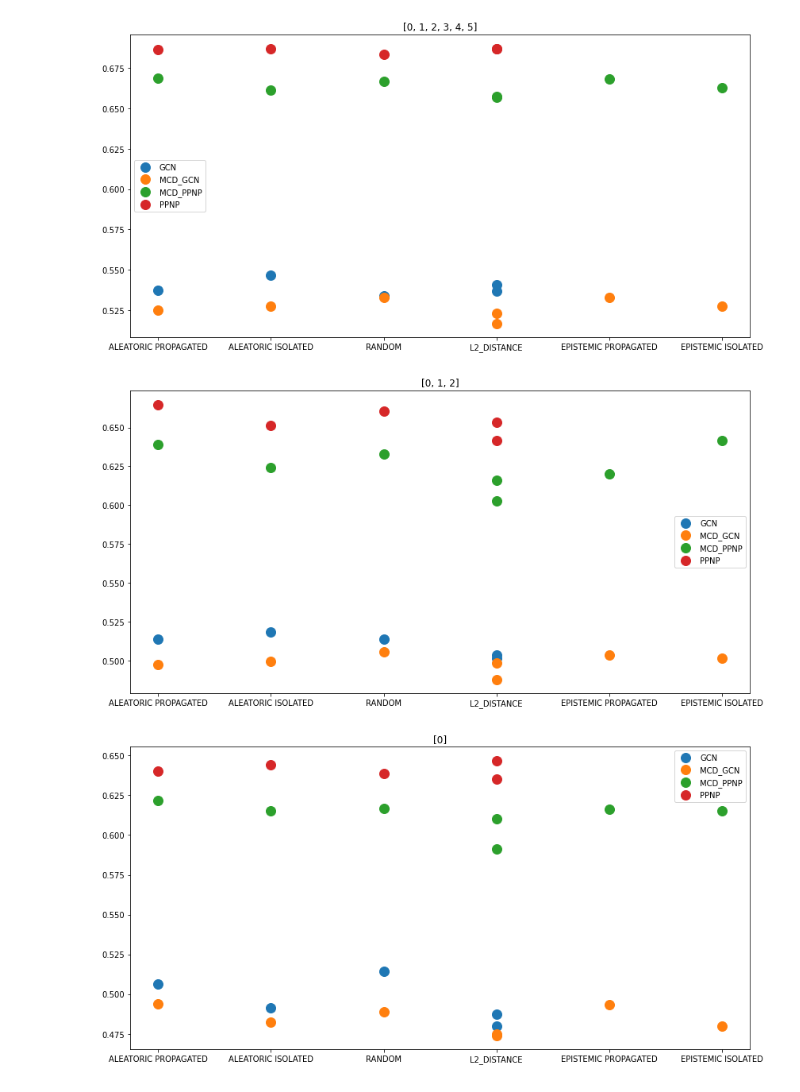
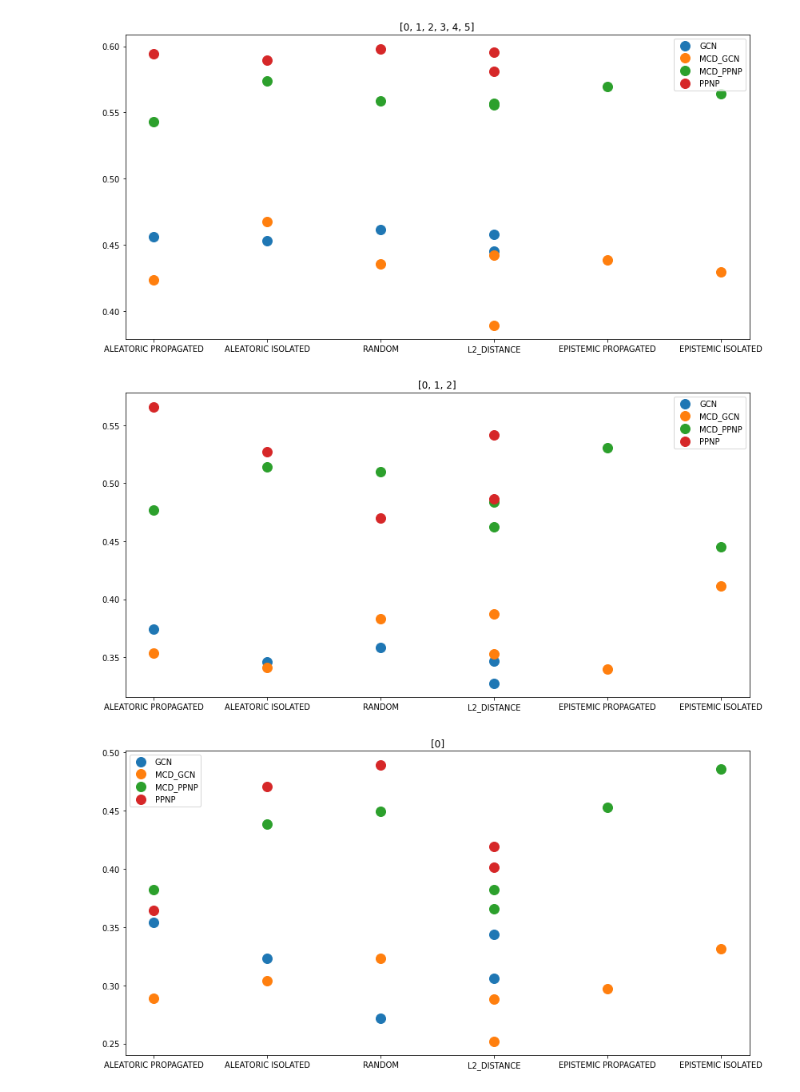
Before and after one commit to antoniooroz/guided-research, a Jupyter notebook: visualizations/active_learning.ipynb, the cells around one changed output. Cells and saved outputs as stored; diff of their text form; code cells hidden in the pictures.

Commit message:
active_learning seml

```diff
--- a/visualizations/active_learning.ipynb
+++ b/visualizations/active_learning.ipynb
@@ -12,7 +12,7 @@ def afterPoint(str):
 
 
 
-tag = "active_learning_7_hard_v1_30"
+tag = "active_learning_7_h2_v1_30"
 starting_classes = [
         [[0]],
         [[0, 1, 2]],
@@ -68,3 +69,3 @@ for key, runs in runs_per_starting_class.items():
-[figure, old version]
+[figure, new version]
-[figure, old version]
+[figure, new version]
-[figure, old version]
+[figure, new version]
```
Also changed, not shown: parts of 1 cell of this notebook, 3 other files.
